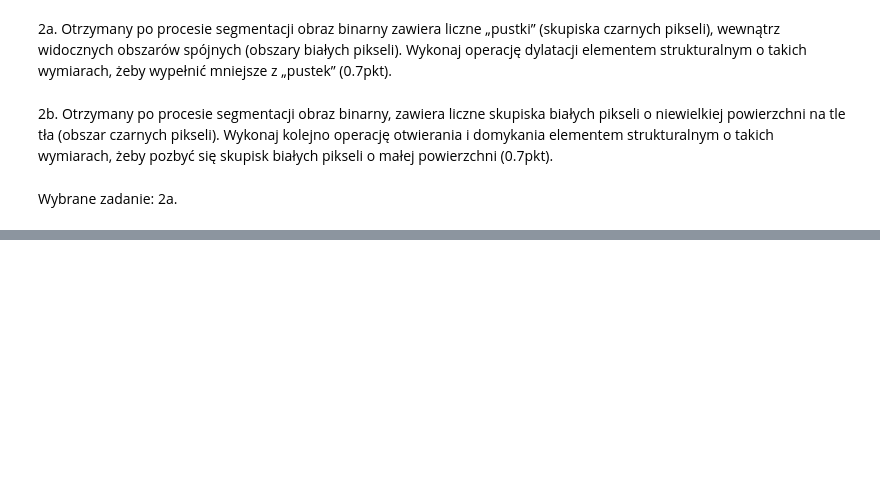
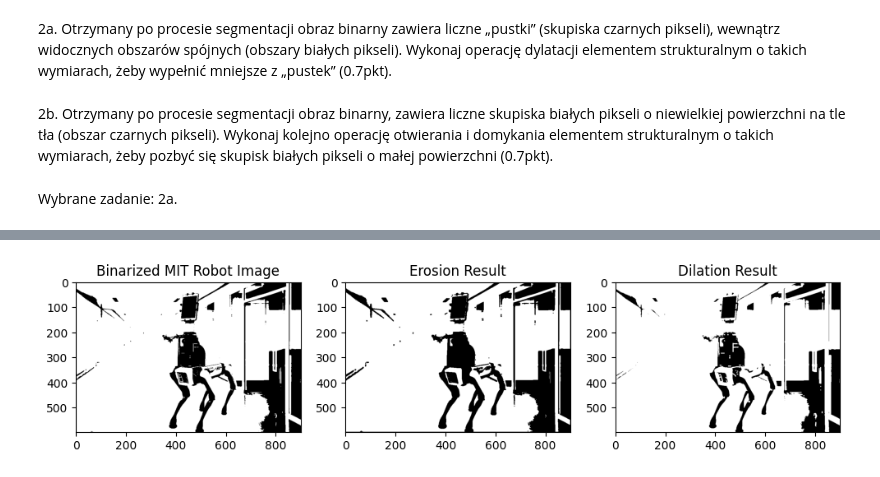
Before and after one commit to PsimonL/ImageProcessing, a Jupyter notebook: Lab6/main.ipynb, the cells around one changed output, grey strips where cells are left out. Cells and saved outputs as stored; diff of their text form; code cells hidden in the pictures; blank space fills up the shorter version.

```diff
--- a/Lab6/main.ipynb
+++ b/Lab6/main.ipynb
@@ -181,0 +175,24 @@ morphological_operations(binary_image, 'closing', kernel_size=15)
+# %%
+kernel_size = 3
+kernel = np.ones((kernel_size, kernel_size), np.uint8)
+# %%
+result_erosion = erosion(binarized_mit_robot_image, kernel)
+result_dilation = dilation(binarized_mit_robot_image, kernel)
+
+plt.figure(figsize=(12, 4))
+
+plt.subplot(131)
+plt.imshow(binarized_mit_robot_image, cmap='gray')
+plt.title('Binarized MIT Robot Image')
+
+plt.subplot(132)
+plt.imshow(result_erosion, cmap='gray')
+plt.title('Erosion Result')
+
+plt.subplot(133)
+plt.imshow(result_dilation, cmap='gray')
+plt.title('Dilation Result')
+
+plt.show()
+# %% [output]
+[figure, added]
```
Also changed, not shown: parts of 7 cells of this notebook.
